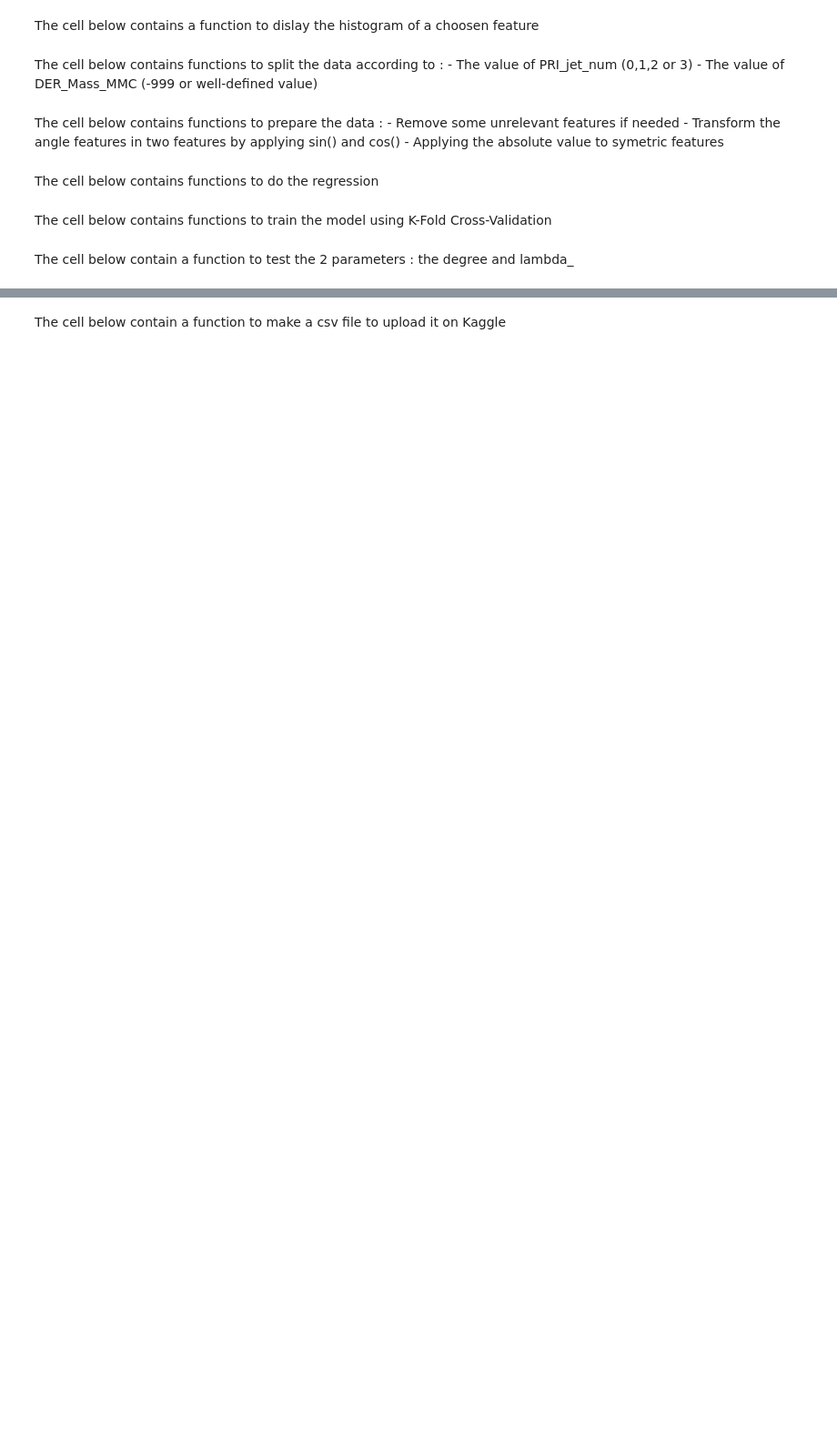
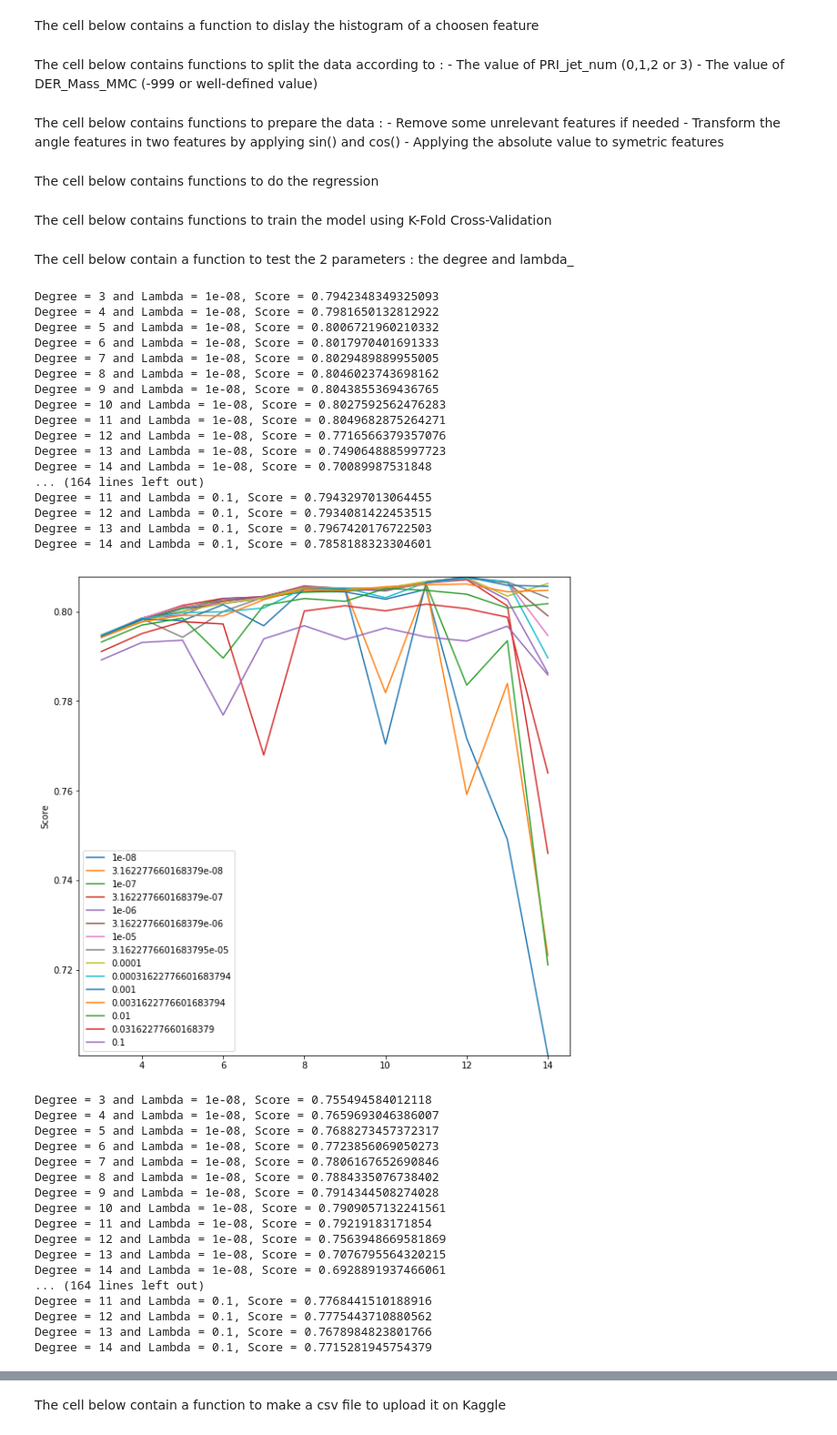
Before and after one commit to GTaf/ML_project_1, a Jupyter notebook: Project1_TPJ_Final.ipynb, the cells around one changed output, grey strips where cells are left out. Shown at 91% size. Saved outputs shown, nothing was run; the diff lists cells and outputs as text; code cells hidden in the pictures; blank space fills up the shorter version.

```diff
--- a/Project1_TPJ_Final.ipynb
+++ b/Project1_TPJ_Final.ipynb
@@ -176,25 +160,35 @@ def build_poly(x, degree):
 # %% [markdown]
 The cell below contains functions to train the model using K-Fold Cross-Validation
 # %%
-def K_split(y,x,k):
-    n = int(y.shape[0])
-    bool_mask = np.ones(n,dtype=bool)
-    bool_mask[::k] = 0
+def build_k_indices(y, k_fold, seed):
+    """build k indices for k-fold."""
+    num_row = y.shape[0]
+    interval = int(num_row / k_fold)
+    np.random.seed(seed)
+    indices = np.random.permutation(num_row)
+    k_indices = [indices[k * interval: (k + 1) * interval]
+                 for k in range(k_fold)]
+    return np.array(k_indices)
 
-    # We yield ... train then ... test
+def K_split(y,x,k_indices):
 
-    for i in range(k):
-        yield y[bool_mask], standardize(x[bool_mask]), y[np.invert(bool_mask)], standardize(x[np.invert(bool_mask)])
-        bool_mask[i::k] = 1
-        bool_mask[i+1::k] = 0
+    for indices_list in k_indices:
+        mask = np.ones(y.shape[0],dtype=bool)
+        mask[indices_list] = False
+
+        yield y[mask], standardize(x[mask]), y[np.invert(mask)], standardize(x[np.invert(mask)])
+
 
 def Kfold_regression(y, x, k,degree,lambda_):
+
+    seed = 1
+    k_indices = build_k_indices(y, k, seed)
 
     train_loss_list = []
     test_loss_list = []
     score_list = []
 
-    for y_train, x_train, y_test, x_test, in K_split(y,x,k):
+    for y_train, x_train, y_test, x_test, in K_split(y,x,k_indices):
         x_train_poly = build_poly(x_train,degree)
         x_test_poly = build_poly(x_test,degree)
         w, train_loss, test_loss, y_pred = regression(y_test, x_test_poly, y_train, x_train_poly,lambda_)
@@ -208,8 +202,8 @@ The cell below contain a function to test the 2 parameters : the degree and lamb
 # %%
 def param_test_simultane(y, x, k):
 
-    lambda_list = np.logspace(-10, 1, 12)
-    degree_list = np.arange(1,5)
+    lambda_list = np.logspace(-8, -1, 15)
+    degree_list = np.arange(3,15)
 
     final_train_loss_list = np.zeros((len(degree_list),len(lambda_list)))
     final_test_loss_list = np.zeros((len(degree_list),len(lambda_list)))
@@ -226,31 +220,72 @@ def param_test_simultane(y, x, k):
             final_test_loss_list[j,i]=test_loss
             final_score_list[j,i]=score
 
             print ("Degree = " + str(degree) + " and Lambda = " + str(lambda_) + ", Score = " + str(score))
 
         """
         plt.figure()
         plt.plot(degree_list,final_train_loss_list[:,i])
         plt.ylabel("Train Loss")
         plt.figure()
         plt.plot(degree_list,final_test_loss_list[:,i])
         plt.ylabel("Test Loss")
         plt.figure()
         plt.plot(degree_list,final_score_list[:,i], label = str(lambda_))
         plt.ylabel("Score for lambda = " + str(lambda_))
         plt.ylim(0.6, 1)
         plt.legend()
         plt.show()
         """
 
     plt.figure()
     fig = plt.gcf()
     fig.set_size_inches(10,10)
     for i, lambda_ in enumerate(lambda_list):
         plt.plot(degree_list, final_score_list[:,i], label = str(lambda_))
         plt.ylabel("Score")
-        plt.ylim(0.6, 1)
+
+    plt.ylim(np.min(final_score_list), np.max(final_score_list))
     plt.legend()
+    plt.savefig("test" + str(i) + ".png")
     plt.show()
 
     return final_train_loss_list, final_test_loss_list, final_score_list
+
+for i in range(8):
+    param_test_simultane(data_list[i][0], data_list[i][1],6)
+# %% [output]
+Degree = 3 and Lambda = 1e-08, Score = 0.7942348349325093
+Degree = 4 and Lambda = 1e-08, Score = 0.7981650132812922
+Degree = 5 and Lambda = 1e-08, Score = 0.8006721960210332
+Degree = 6 and Lambda = 1e-08, Score = 0.8017970401691333
+Degree = 7 and Lambda = 1e-08, Score = 0.8029489889955005
+Degree = 8 and Lambda = 1e-08, Score = 0.8046023743698162
+Degree = 9 and Lambda = 1e-08, Score = 0.8043855369436765
+Degree = 10 and Lambda = 1e-08, Score = 0.8027592562476283
+Degree = 11 and Lambda = 1e-08, Score = 0.8049682875264271
+Degree = 12 and Lambda = 1e-08, Score = 0.7716566379357076
+Degree = 13 and Lambda = 1e-08, Score = 0.7490648885997723
+Degree = 14 and Lambda = 1e-08, Score = 0.70089987531848
+... (164 lines left out)
+Degree = 11 and Lambda = 0.1, Score = 0.7943297013064455
+Degree = 12 and Lambda = 0.1, Score = 0.7934081422453515
+Degree = 13 and Lambda = 0.1, Score = 0.7967420176722503
+Degree = 14 and Lambda = 0.1, Score = 0.7858188323304601
+[figure, added]
+Degree = 3 and Lambda = 1e-08, Score = 0.755494584012118
+Degree = 4 and Lambda = 1e-08, Score = 0.7659693046386007
+Degree = 5 and Lambda = 1e-08, Score = 0.7688273457372317
+Degree = 6 and Lambda = 1e-08, Score = 0.7723856069050273
+Degree = 7 and Lambda = 1e-08, Score = 0.7806167652690846
+Degree = 8 and Lambda = 1e-08, Score = 0.7884335076738402
+Degree = 9 and Lambda = 1e-08, Score = 0.7914344508274028
+Degree = 10 and Lambda = 1e-08, Score = 0.7909057132241561
+Degree = 11 and Lambda = 1e-08, Score = 0.79219183171854
+Degree = 12 and Lambda = 1e-08, Score = 0.7563948669581869
+Degree = 13 and Lambda = 1e-08, Score = 0.7076795564320215
+Degree = 14 and Lambda = 1e-08, Score = 0.6928891937466061
+... (164 lines left out)
+Degree = 11 and Lambda = 0.1, Score = 0.7768441510188916
+Degree = 12 and Lambda = 0.1, Score = 0.7775443710880562
+Degree = 13 and Lambda = 0.1, Score = 0.7678984823801766
+Degree = 14 and Lambda = 0.1, Score = 0.7715281945754379
```
Also changed, not shown: parts of 8 cells of this notebook, 5 other files.
